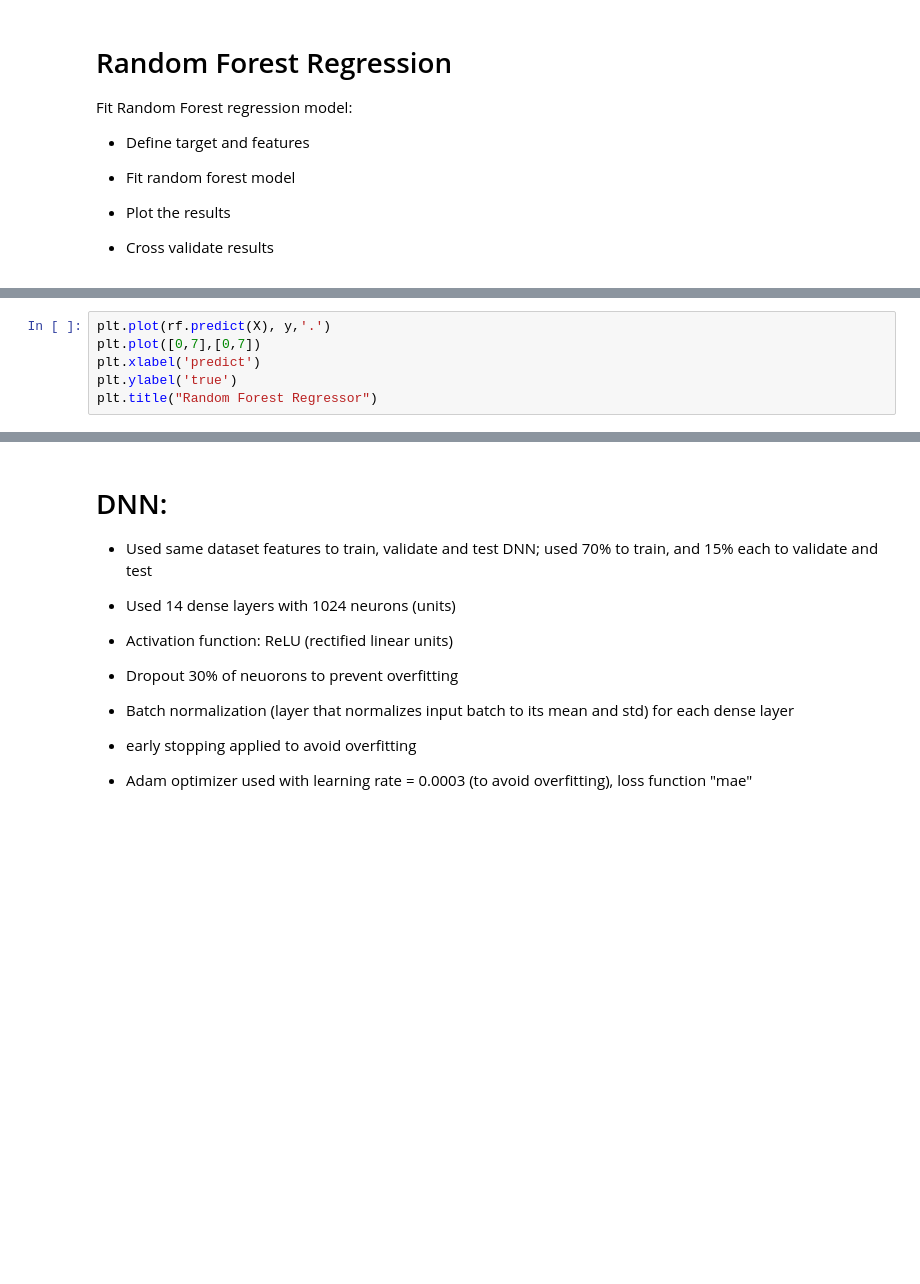
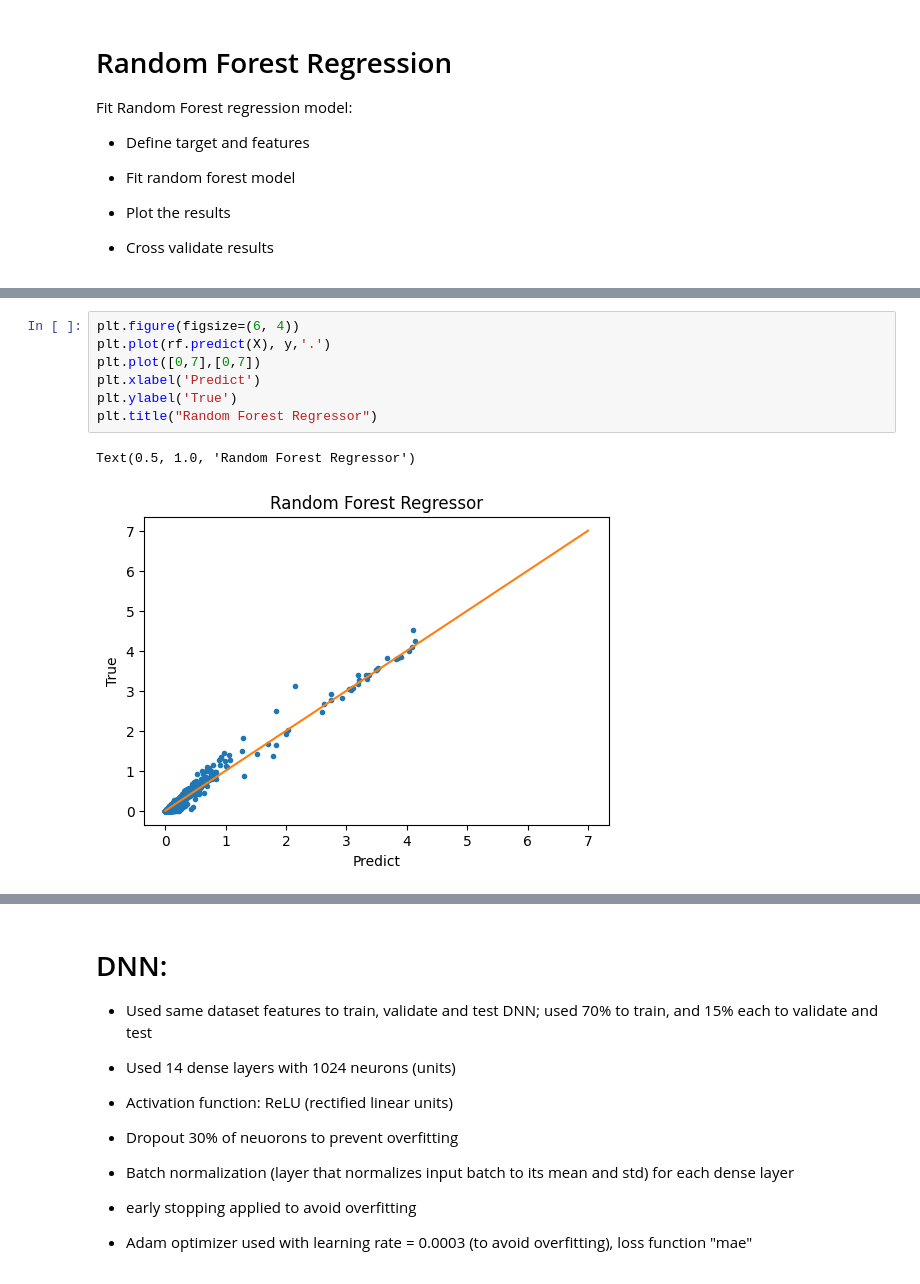
Before and after one commit to snabili/chem, a Jupyter notebook: chemDNN.ipynb, the cells around one changed output, grey strips where cells are left out. Cells and saved outputs as stored; diff of their text form; blank space fills up the shorter version.

```diff
--- a/chemDNN.ipynb
+++ b/chemDNN.ipynb
@@ -187,9 +226,13 @@ print('RMSE = %.3f' % np.sqrt(mean_squared_error(y_true=y, y_pred=rf.predict(X))
 # %%
+plt.figure(figsize=(6, 4))
 plt.plot(rf.predict(X), y,'.')
 plt.plot([0,7],[0,7])
-plt.xlabel('predict')
-plt.ylabel('true')
+plt.xlabel('Predict')
+plt.ylabel('True')
 plt.title("Random Forest Regressor")
+# %% [output]
+Text(0.5, 1.0, 'Random Forest Regressor')
+[figure, added]
 # %%
 scores = cross_val_score(rf, X, y, scoring='neg_mean_squared_error', cv=crossvalidation, n_jobs=1)
 
```
Also changed, not shown: parts of 32 cells of this notebook, 1 other file.
